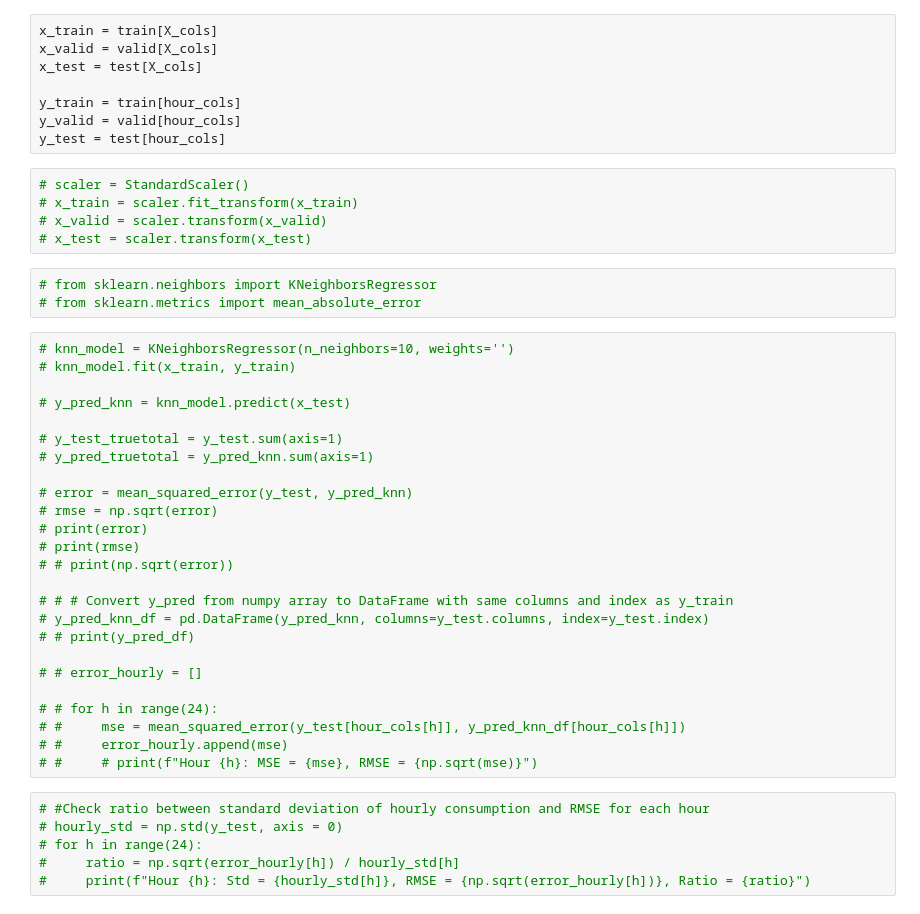
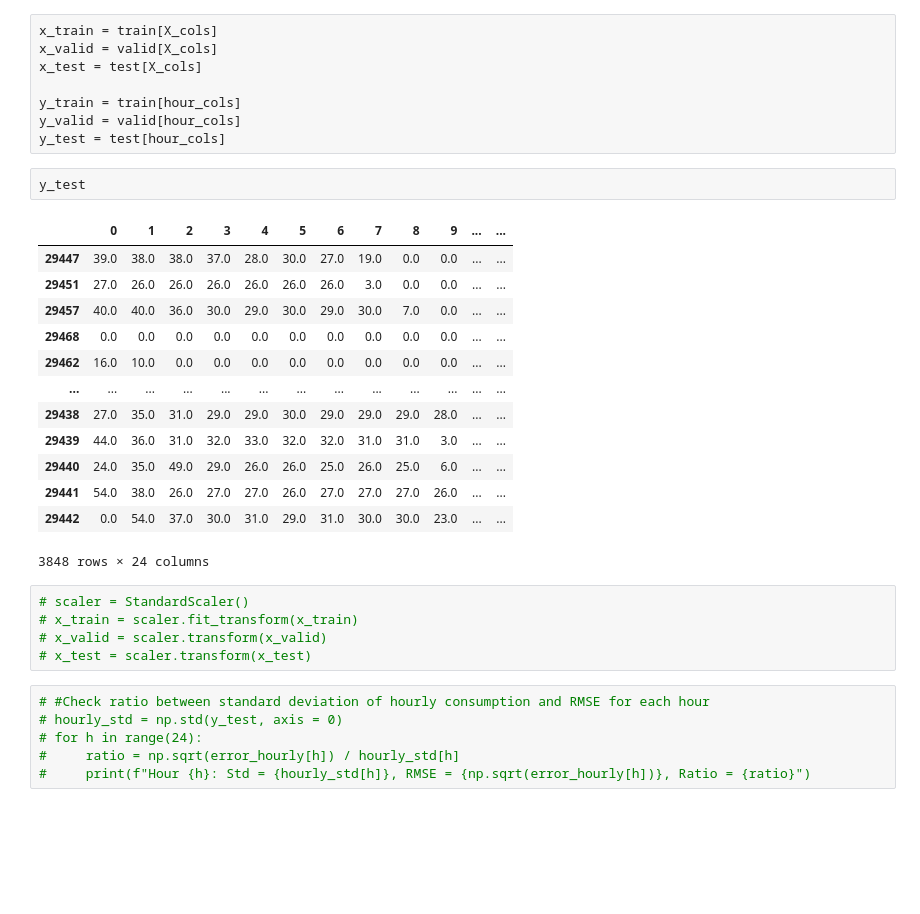
Before and after one commit to Lewis-Walter-K/Sustainability, a Jupyter notebook: test.ipynb, the cells around one changed output. Cells and saved outputs as stored; diff of their text form; blank space fills up the shorter version.

```diff
--- a/test.ipynb
+++ b/test.ipynb
@@ -148,39 +148,27 @@ x_test = test[X_cols]
 y_train = train[hour_cols]
 y_valid = valid[hour_cols]
 y_test = test[hour_cols]
+# %%
+y_test
+# %% [output]
+|  | 0 | 1 | 2 | 3 | 4 | 5 | 6 | 7 | 8 | 9 | ... | ... |
+| 29447 | 39.0 | 38.0 | 38.0 | 37.0 | 28.0 | 30.0 | 27.0 | 19.0 | 0.0 | 0.0 | ... | ... |
+| 29451 | 27.0 | 26.0 | 26.0 | 26.0 | 26.0 | 26.0 | 26.0 | 3.0 | 0.0 | 0.0 | ... | ... |
+| 29457 | 40.0 | 40.0 | 36.0 | 30.0 | 29.0 | 30.0 | 29.0 | 30.0 | 7.0 | 0.0 | ... | ... |
+| 29468 | 0.0 | 0.0 | 0.0 | 0.0 | 0.0 | 0.0 | 0.0 | 0.0 | 0.0 | 0.0 | ... | ... |
+| 29462 | 16.0 | 10.0 | 0.0 | 0.0 | 0.0 | 0.0 | 0.0 | 0.0 | 0.0 | 0.0 | ... | ... |
+| ... | ... | ... | ... | ... | ... | ... | ... | ... | ... | ... | ... | ... |
+| 29438 | 27.0 | 35.0 | 31.0 | 29.0 | 29.0 | 30.0 | 29.0 | 29.0 | 29.0 | 28.0 | ... | ... |
+| 29439 | 44.0 | 36.0 | 31.0 | 32.0 | 33.0 | 32.0 | 32.0 | 31.0 | 31.0 | 3.0 | ... | ... |
+| 29440 | 24.0 | 35.0 | 49.0 | 29.0 | 26.0 | 26.0 | 25.0 | 26.0 | 25.0 | 6.0 | ... | ... |
+| 29441 | 54.0 | 38.0 | 26.0 | 27.0 | 27.0 | 26.0 | 27.0 | 27.0 | 27.0 | 26.0 | ... | ... |
+| 29442 | 0.0 | 54.0 | 37.0 | 30.0 | 31.0 | 29.0 | 31.0 | 30.0 | 30.0 | 23.0 | ... | ... |
+3848 rows × 24 columns
 # %%
 # scaler = StandardScaler()
 # x_train = scaler.fit_transform(x_train)
 # x_valid = scaler.transform(x_valid)
 # x_test = scaler.transform(x_test)
-# %%
-# from sklearn.neighbors import KNeighborsRegressor
-# from sklearn.metrics import mean_absolute_error
-# %%
-# knn_model = KNeighborsRegressor(n_neighbors=10, weights='')
-# knn_model.fit(x_train, y_train)
-
-# y_pred_knn = knn_model.predict(x_test)
-
-# y_test_truetotal = y_test.sum(axis=1)
-# y_pred_truetotal = y_pred_knn.sum(axis=1)
-
-# error = mean_squared_error(y_test, y_pred_knn)
-# rmse = np.sqrt(error)
-# print(error)
-# print(rmse)
-# # print(np.sqrt(error))
-
-# # # Convert y_pred from numpy array to DataFrame with same columns and index as y_train
-# y_pred_knn_df = pd.DataFrame(y_pred_knn, columns=y_test.columns, index=y_test.index)
-# # print(y_pred_df)
-
-# # error_hourly = []
-
-# # for h in range(24):
-# #     mse = mean_squared_error(y_test[hour_cols[h]], y_pred_knn_df[hour_cols[h]])
-# #     error_hourly.append(mse)
-# #     # print(f"Hour {h}: MSE = {mse}, RMSE = {np.sqrt(mse)}")
 # %%
 # #Check ratio between standard deviation of hourly consumption and RMSE for each hour
 # hourly_std = np.std(y_test, axis = 0)
```
Also changed, not shown: parts of 2 cells of this notebook, 16 other files.
